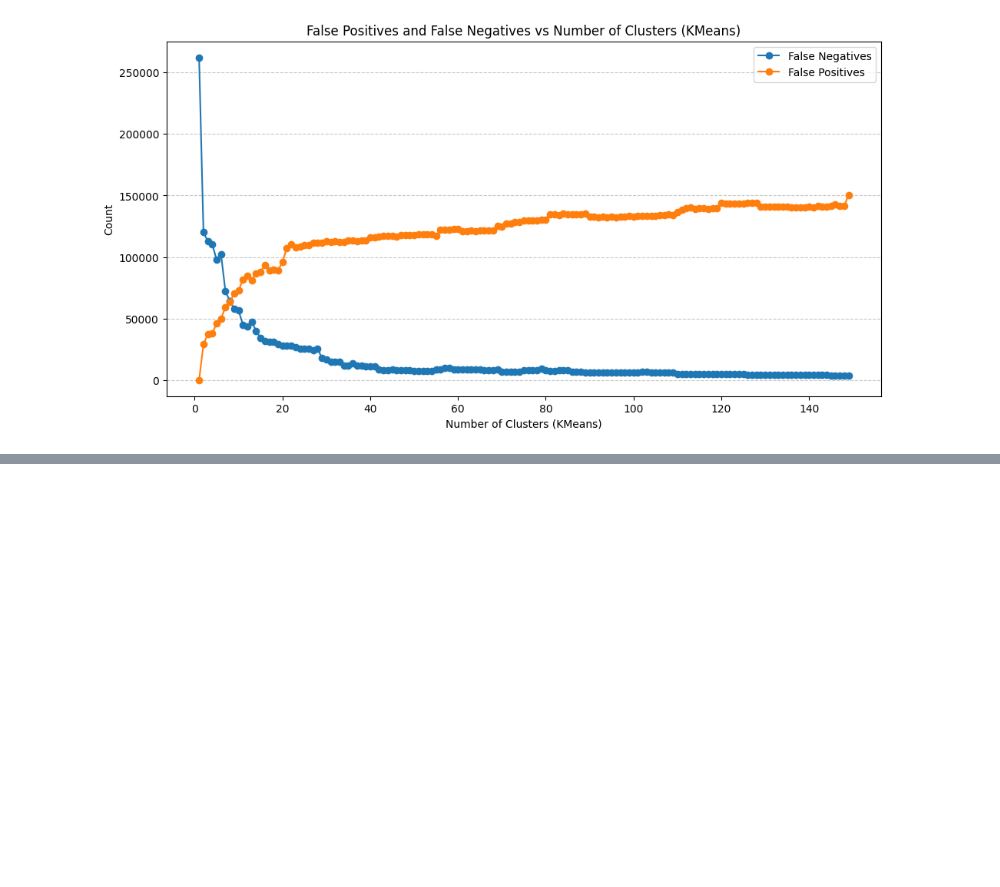
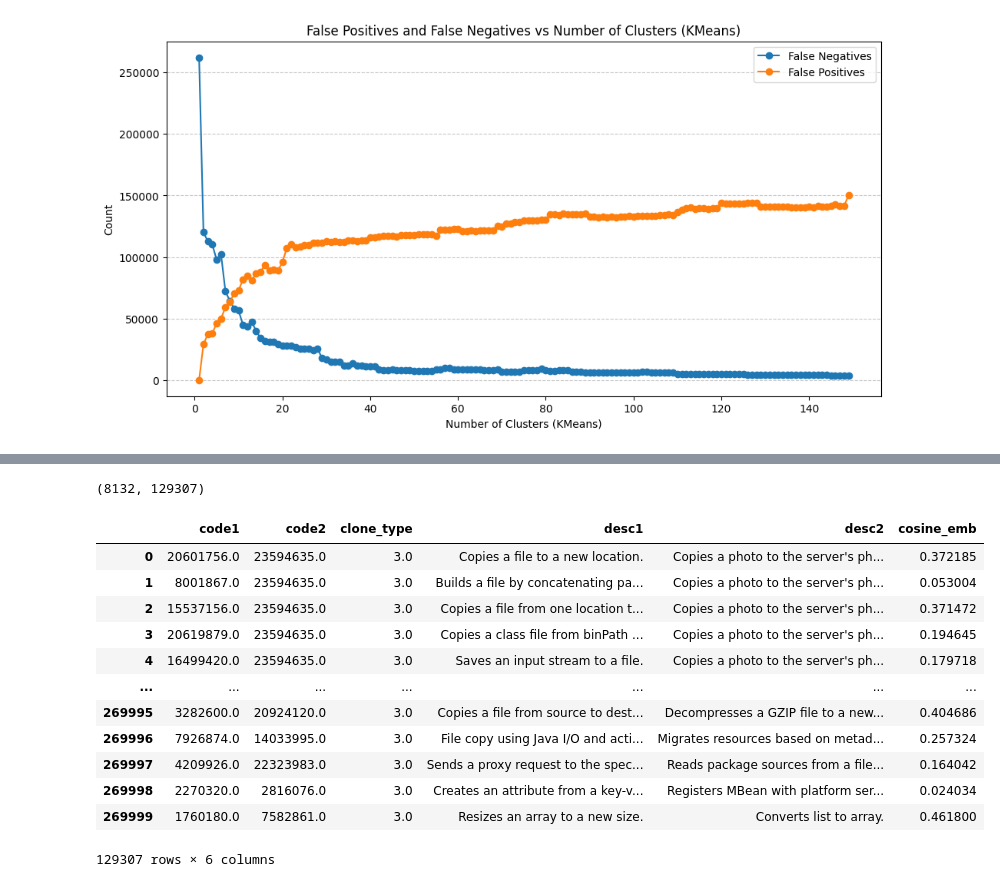
Before and after one commit to timuslala/sematnic_code_clones, a Jupyter notebook: old/testing.ipynb, the cells around one changed output, grey strips where cells are left out. Saved outputs shown, nothing was run; the diff lists cells and outputs as text; code cells hidden in the pictures; blank space fills up the shorter version.

```diff
--- a/old/testing.ipynb
+++ b/old/testing.ipynb
@@ -371,0 +377,33 @@ len(BCB_nonclones_df)
+# %%
+mat_non_clones = pd.read_pickle("non_clone_pair_emb_extended.pkl")
+mat_clones = pd.read_pickle("clone_pair_emb_extended.pkl")
+# %%
+mat_non_clones = mat_non_clones.where(mat_non_clones["cosine_emb"]>= 0.6).dropna()
+mat_clones = mat_clones.where(mat_clones["cosine_emb"]< 0.6).dropna()
+# %%
+len(mat_non_clones), len(mat_clones)
+# %% [output]
+(8132, 129307)
+# %%
+#change mat_clones["code1"] to int and then to str
+mat_clones["code1"] = mat_clones["code1"].astype(int).astype(str)
+#change mat_clones["code2"] to int and then to str
+mat_clones["code2"] = mat_clones["code2"].astype(int).astype(str)
+#change mat_non_clones["code1"] to int and then to str
+mat_non_clones["code1"] = mat_non_clones["code1"].astype(int).astype(str)
+#change mat_non_clones["code2"] to int and then to str
+mat_non_clones["code2"] = mat_non_clones["code2"].astype(int).astype(str)
+# %% [output]
+|  | code1 | code2 | clone_type | desc1 | desc2 | cosine_emb |
+| 0 | 20601756.0 | 23594635.0 | 3.0 | Copies a file to a new location. | Copies a photo to the server's ph... | 0.372185 |
+| 1 | 8001867.0 | 23594635.0 | 3.0 | Builds a file by concatenating pa... | Copies a photo to the server's ph... | 0.053004 |
+| 2 | 15537156.0 | 23594635.0 | 3.0 | Copies a file from one location t... | Copies a photo to the server's ph... | 0.371472 |
+| 3 | 20619879.0 | 23594635.0 | 3.0 | Copies a class file from binPath ... | Copies a photo to the server's ph... | 0.194645 |
+| 4 | 16499420.0 | 23594635.0 | 3.0 | Saves an input stream to a file. | Copies a photo to the server's ph... | 0.179718 |
+| ... | ... | ... | ... | ... | ... | ... |
+| 269995 | 3282600.0 | 20924120.0 | 3.0 | Copies a file from source to dest... | Decompresses a GZIP file to a new... | 0.404686 |
+| 269996 | 7926874.0 | 14033995.0 | 3.0 | File copy using Java I/O and acti... | Migrates resources based on metad... | 0.257324 |
+| 269997 | 4209926.0 | 22323983.0 | 3.0 | Sends a proxy request to the spec... | Reads package sources from a file... | 0.164042 |
+| 269998 | 2270320.0 | 2816076.0 | 3.0 | Creates an attribute from a key-v... | Registers MBean with platform ser... | 0.024034 |
+| 269999 | 1760180.0 | 7582861.0 | 3.0 | Resizes an array to a new size. | Converts list to array. | 0.461800 |
+129307 rows × 6 columns
```
Also changed, not shown: parts of 12 cells of this notebook.
